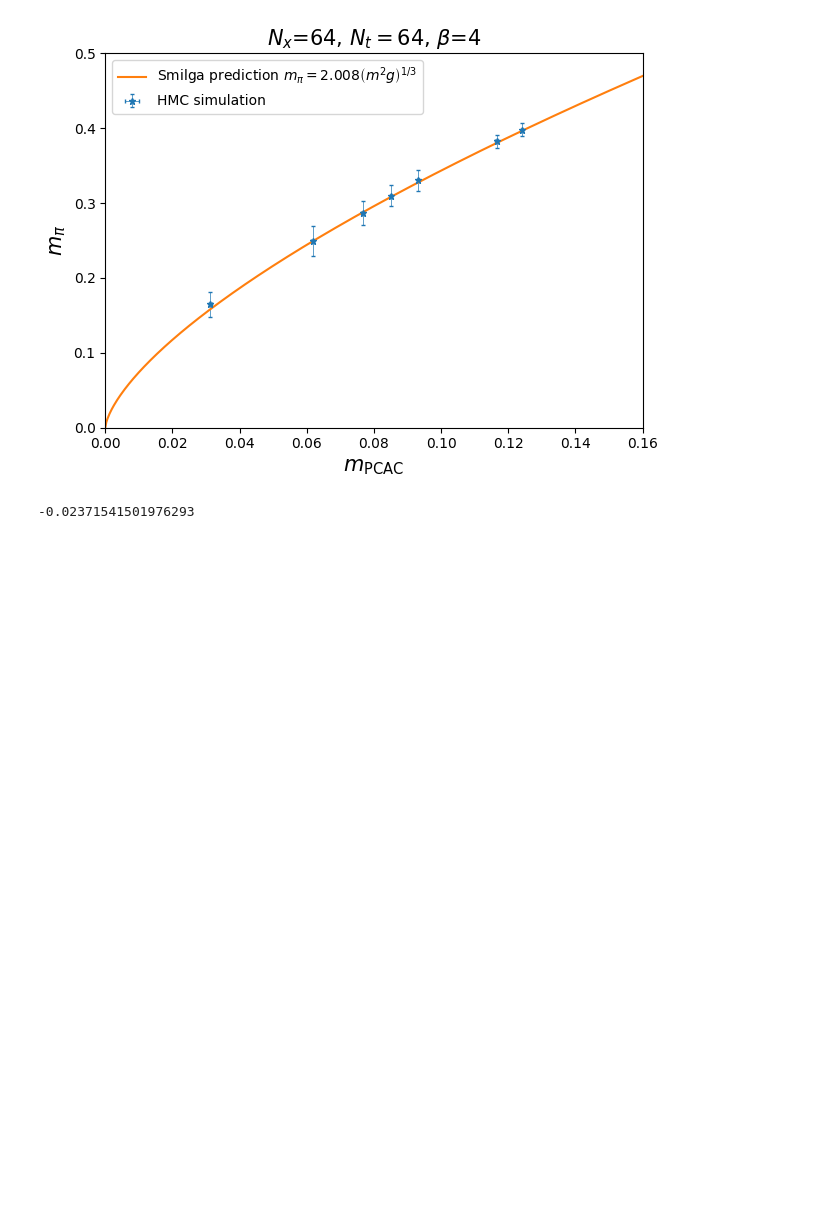
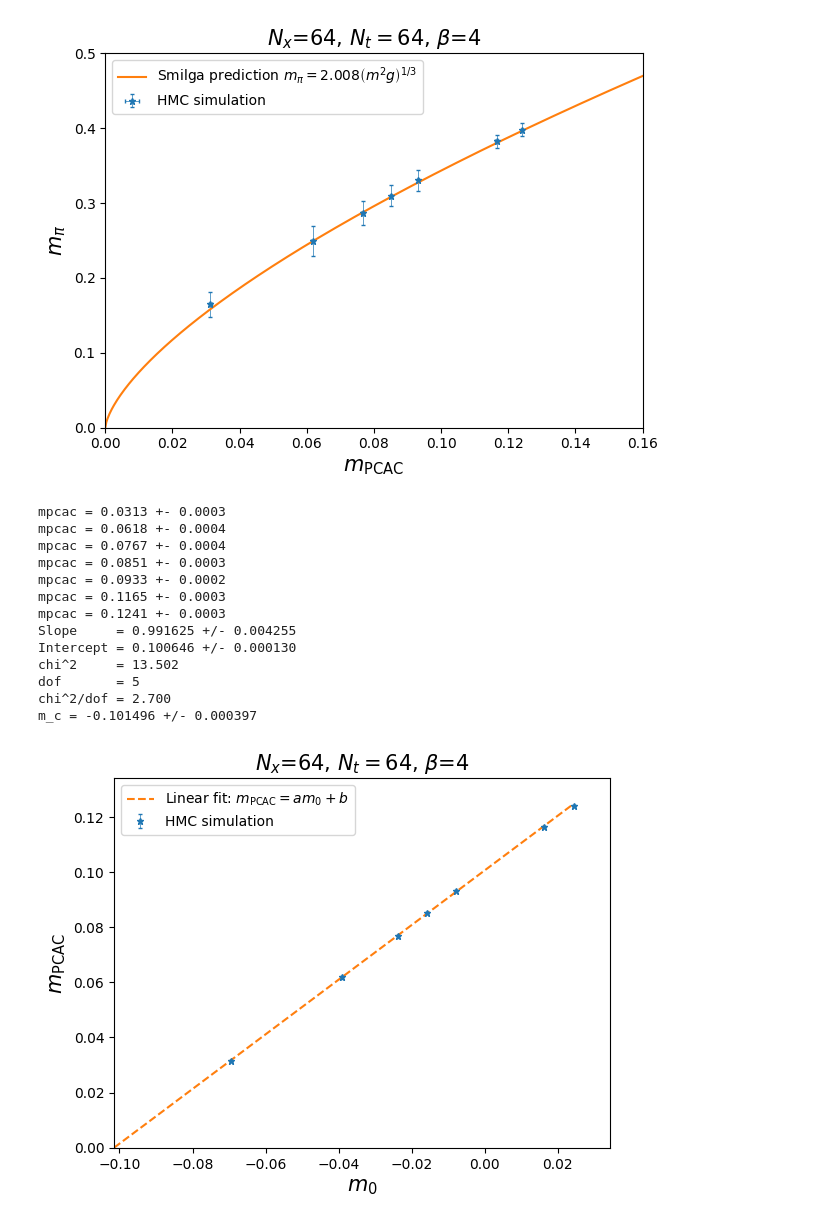
Before and after one commit to Fabian2598/SchwingerModel, a Jupyter notebook: mass_analysis/mass_analysis.ipynb, the cells around one changed output. Drawn from its saved outputs; the diff is of its cells as text; code cells hidden in the pictures; blank space fills up the shorter version.

```diff
--- a/mass_analysis/mass_analysis.ipynb
+++ b/mass_analysis/mass_analysis.ipynb
@@ -52,7 +52,20 @@ mpcac = 0.0933 +- 0.0002
 mpcac = 0.1165 +- 0.0003
 mpcac = 0.1241 +- 0.0003
 [figure]
-# %%
-kappa2mass(0.253)
-# %% [output]
--0.02371541501976293
+# %%
+critical_mass(correlator_dir,masses,beta,Nx,Nt,mean_ranges,save=False)
+# %% [output]
+mpcac = 0.0313 +- 0.0003
+mpcac = 0.0618 +- 0.0004
+mpcac = 0.0767 +- 0.0004
+mpcac = 0.0851 +- 0.0003
+mpcac = 0.0933 +- 0.0002
+mpcac = 0.1165 +- 0.0003
+mpcac = 0.1241 +- 0.0003
+Slope     = 0.991625 +/- 0.004255
+Intercept = 0.100646 +/- 0.000130
+chi^2     = 13.502
+dof       = 5
+chi^2/dof = 2.700
+m_c = -0.101496 +/- 0.000397
+[figure, added]
```
Also changed, not shown: 7 other files.
